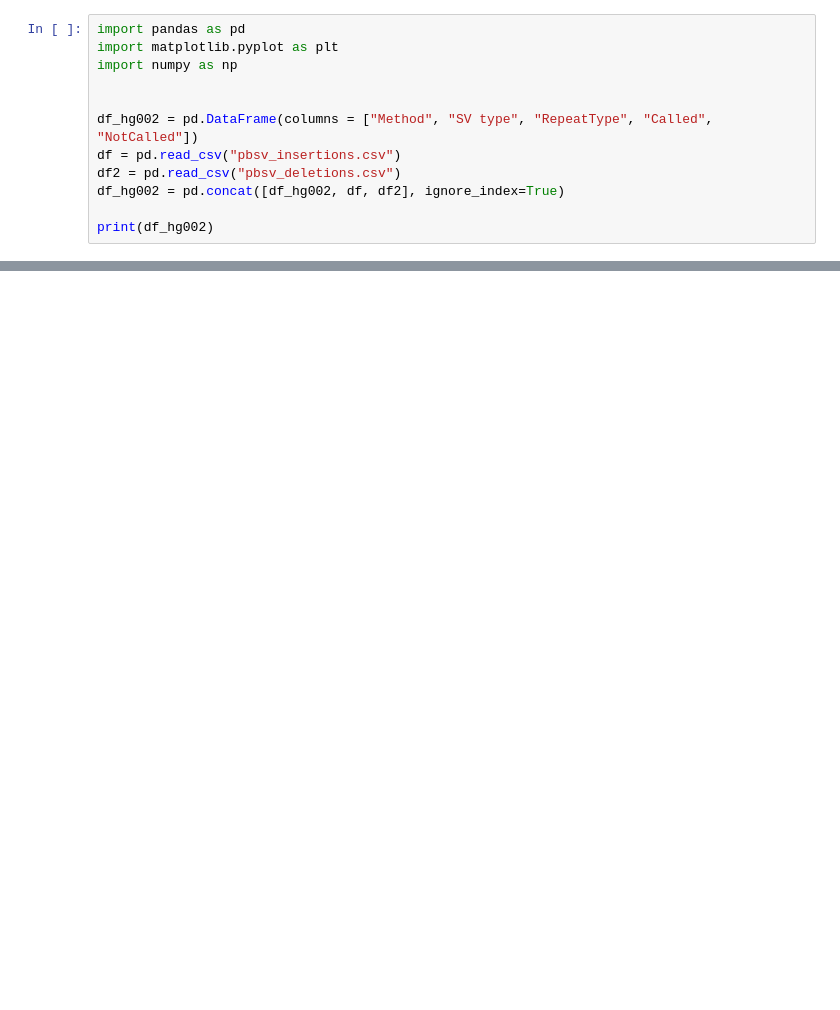
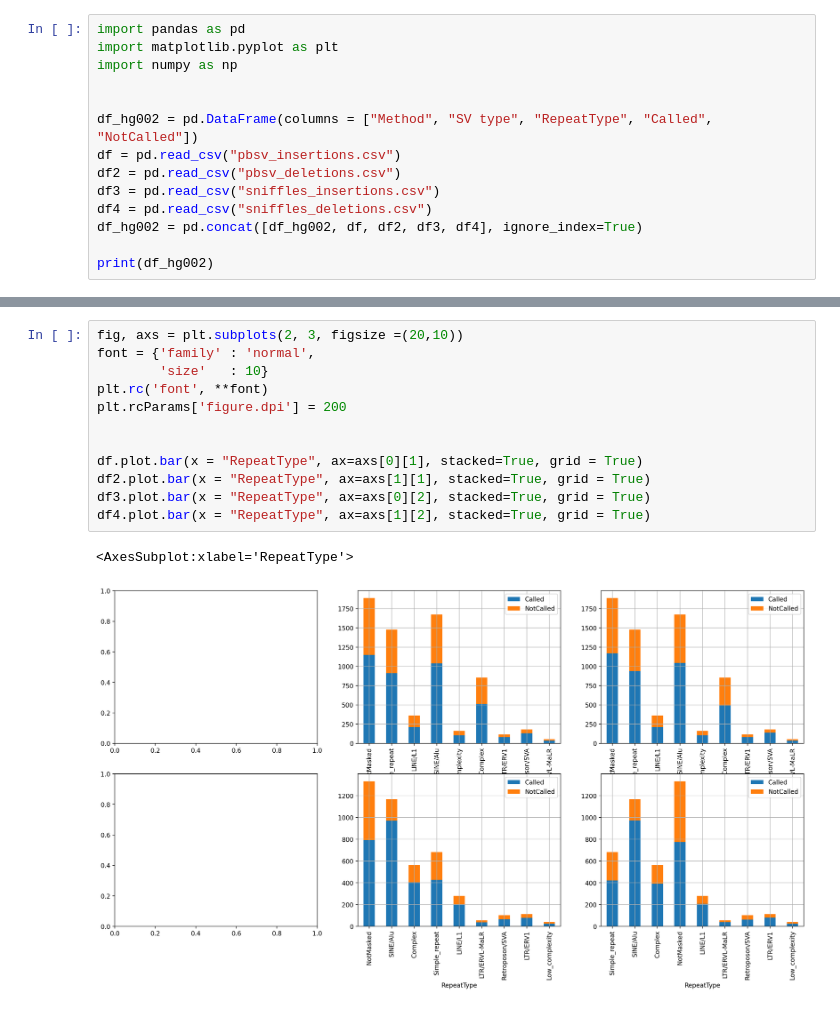
Before and after one commit to 1dayac/blackbird_supplementary, a Jupyter notebook: plots/draw_second_plot.ipynb, the cells around one changed output, grey strips where cells are left out. Saved outputs shown, nothing was run; the diff lists cells and outputs as text; blank space fills up the shorter version.

Commit message:
Plot first version

```diff
--- a/plots/draw_second_plot.ipynb
+++ b/plots/draw_second_plot.ipynb
@@ -7,7 +7,9 @@ import numpy as np
 df_hg002 = pd.DataFrame(columns = ["Method", "SV type", "RepeatType", "Called",  "NotCalled"])
 df = pd.read_csv("pbsv_insertions.csv")
 df2 = pd.read_csv("pbsv_deletions.csv")
-df_hg002 = pd.concat([df_hg002, df, df2], ignore_index=True)
+df3 = pd.read_csv("sniffles_insertions.csv")
+df4 = pd.read_csv("sniffles_deletions.csv")
+df_hg002 = pd.concat([df_hg002, df, df2, df3, df4], ignore_index=True)
 
 print(df_hg002)
 # %% [output]
@@ -32,0 +33,15 @@ print(df_hg002)
+# %%
+fig, axs = plt.subplots(2, 3, figsize =(20,10))
+font = {'family' : 'normal',
+        'size'   : 10}
+plt.rc('font', **font)
+plt.rcParams['figure.dpi'] = 200
+
+
+df.plot.bar(x = "RepeatType", ax=axs[0][1], stacked=True, grid = True)
+df2.plot.bar(x = "RepeatType", ax=axs[1][1], stacked=True, grid = True)
+df3.plot.bar(x = "RepeatType", ax=axs[0][2], stacked=True, grid = True)
+df4.plot.bar(x = "RepeatType", ax=axs[1][2], stacked=True, grid = True)
+# %% [output]
+<AxesSubplot:xlabel='RepeatType'>
+[figure, added]
```
Also changed, not shown: parts of 1 cell of this notebook.
